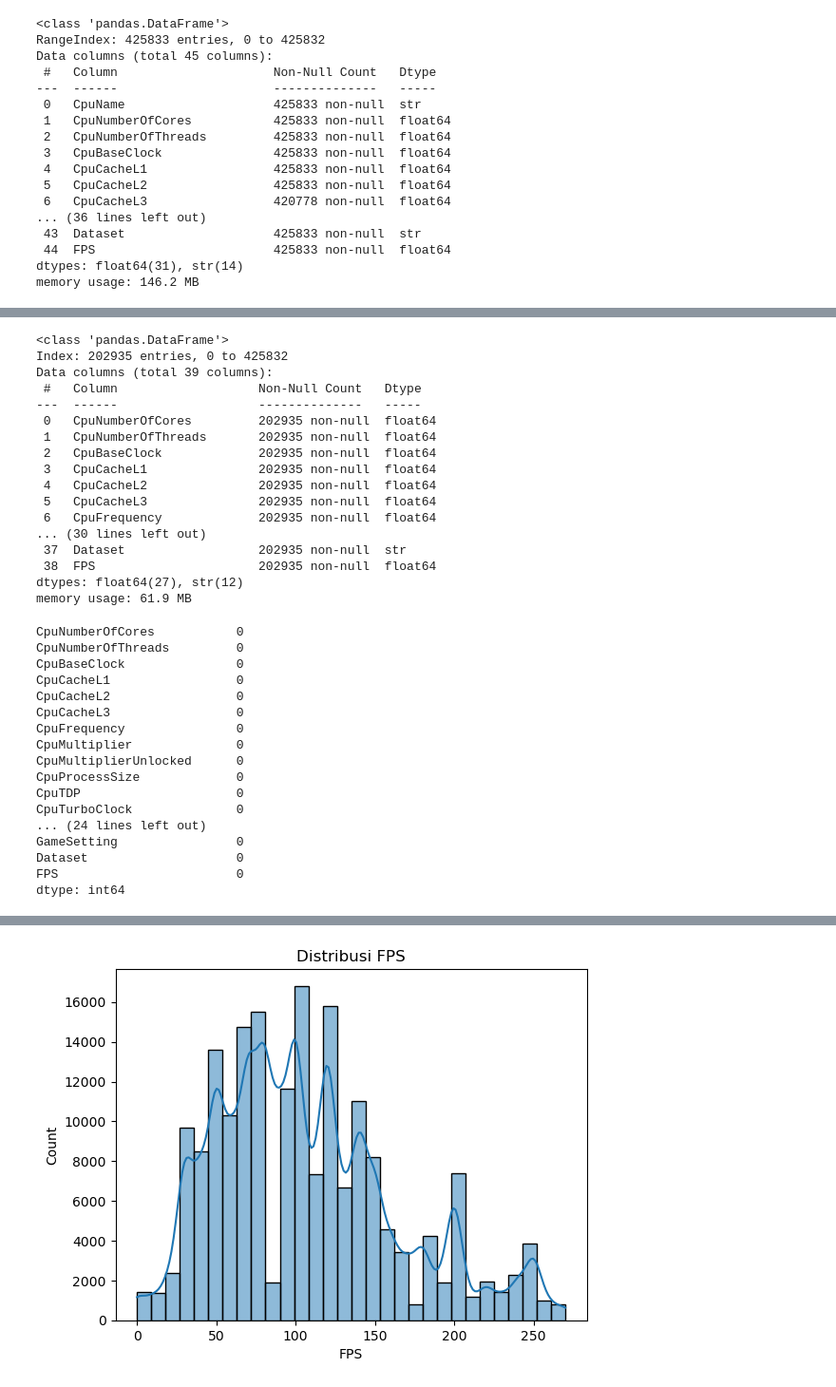
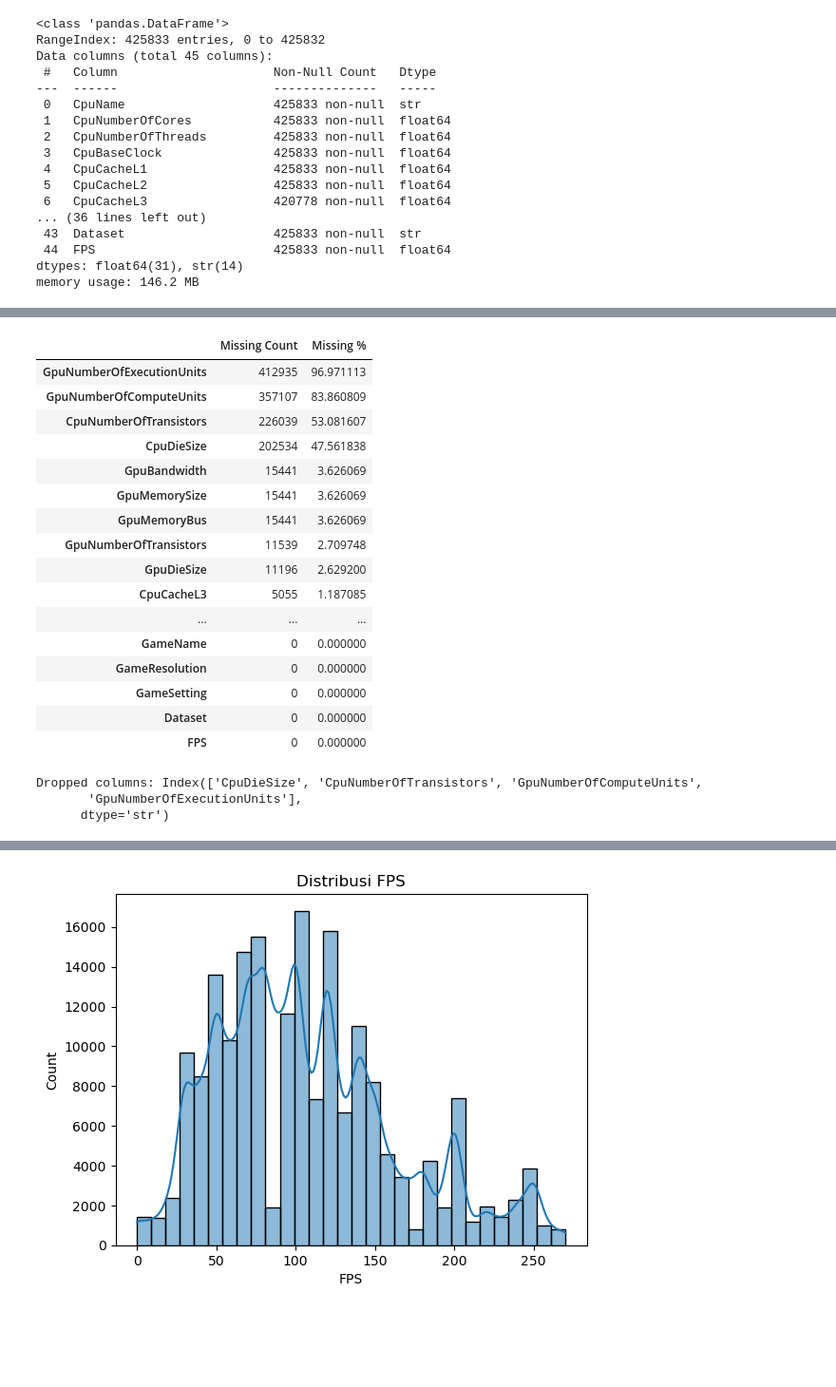
Before and after one commit to REDummy/hactiv8_assign, a Jupyter notebook: mini_project/mini_project_2/mini_project2_AntoniusMiquel.ipynb, the cells around one changed output, grey strips where cells are left out. Shown at 95% size. Saved outputs shown, nothing was run; the diff lists cells and outputs as text; code cells hidden in the pictures; blank space fills up the shorter version.

```diff
--- a/mini_project/mini_project_2/mini_project2_AntoniusMiquel.ipynb
+++ b/mini_project/mini_project_2/mini_project2_AntoniusMiquel.ipynb
@@ -107,20 +66,0 @@ for col in num_cols:
-# %%
-df.info()
-# %% [output]
-<class 'pandas.DataFrame'>
-Index: 202935 entries, 0 to 425832
-Data columns (total 39 columns):
- #   Column                   Non-Null Count   Dtype
----  ------                   --------------   -----
- 0   CpuNumberOfCores         202935 non-null  float64
- 1   CpuNumberOfThreads       202935 non-null  float64
- 2   CpuBaseClock             202935 non-null  float64
- 3   CpuCacheL1               202935 non-null  float64
- 4   CpuCacheL2               202935 non-null  float64
- 5   CpuCacheL3               202935 non-null  float64
- 6   CpuFrequency             202935 non-null  float64
-... (30 lines left out)
- 37  Dataset                  202935 non-null  str
- 38  FPS                      202935 non-null  float64
-dtypes: float64(27), str(12)
-memory usage: 61.9 MB
@@ -132,22 +67,38 @@ for col in cat_cols:
 # %%
 df = df.rename(columns={"GpuBus nterface": "GpuBusInterface"})
-# %%
-print(df.isnull().sum())
-# %% [output]
-CpuNumberOfCores           0
-CpuNumberOfThreads         0
-CpuBaseClock               0
-CpuCacheL1                 0
-CpuCacheL2                 0
-CpuCacheL3                 0
-CpuFrequency               0
-CpuMultiplier              0
-CpuMultiplierUnlocked      0
-CpuProcessSize             0
-CpuTDP                     0
-CpuTurboClock              0
-... (24 lines left out)
-GameSetting                0
-Dataset                    0
-FPS                        0
-dtype: int64
+# %%
+missing = df.isnull().sum()
+missing_percent = df.isnull().mean() * 100
+
+missing_df = pd.DataFrame({
+    "Missing Count": missing,
+    "Missing %": missing_percent
+})
+
+missing_df.sort_values("Missing %", ascending=False)
+# %% [output]
+|  | Missing Count | Missing % |
+| GpuNumberOfExecutionUnits | 412935 | 96.971113 |
+| GpuNumberOfComputeUnits | 357107 | 83.860809 |
+| CpuNumberOfTransistors | 226039 | 53.081607 |
+| CpuDieSize | 202534 | 47.561838 |
+| GpuBandwidth | 15441 | 3.626069 |
+| GpuMemorySize | 15441 | 3.626069 |
+| GpuMemoryBus | 15441 | 3.626069 |
+| GpuNumberOfTransistors | 11539 | 2.709748 |
+| GpuDieSize | 11196 | 2.629200 |
+| CpuCacheL3 | 5055 | 1.187085 |
+| ... | ... | ... |
+| GameName | 0 | 0.000000 |
+| GameResolution | 0 | 0.000000 |
+| GameSetting | 0 | 0.000000 |
+| Dataset | 0 | 0.000000 |
+| FPS | 0 | 0.000000 |
+# %%
+cols_to_drop = missing_percent[missing_percent > 10].index
+print("Dropped columns:", cols_to_drop)
+df = df.drop(columns=cols_to_drop)
+# %% [output]
+Dropped columns: Index(['CpuDieSize', 'CpuNumberOfTransistors', 'GpuNumberOfComputeUnits',
+       'GpuNumberOfExecutionUnits'],
+      dtype='str')
```
Also changed, not shown: parts of 17 cells of this notebook, 6 other files.
